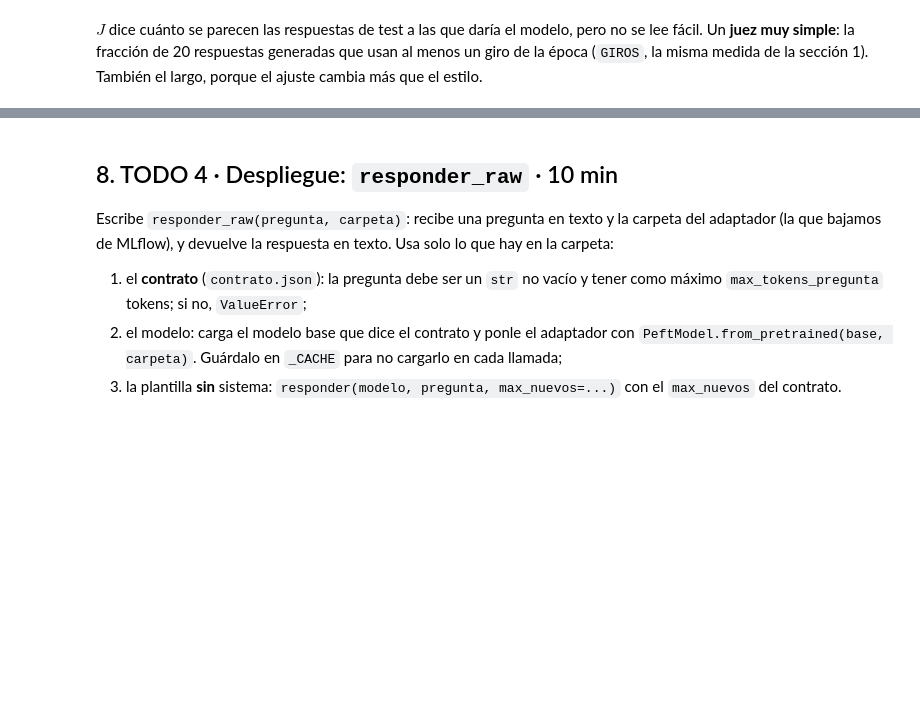
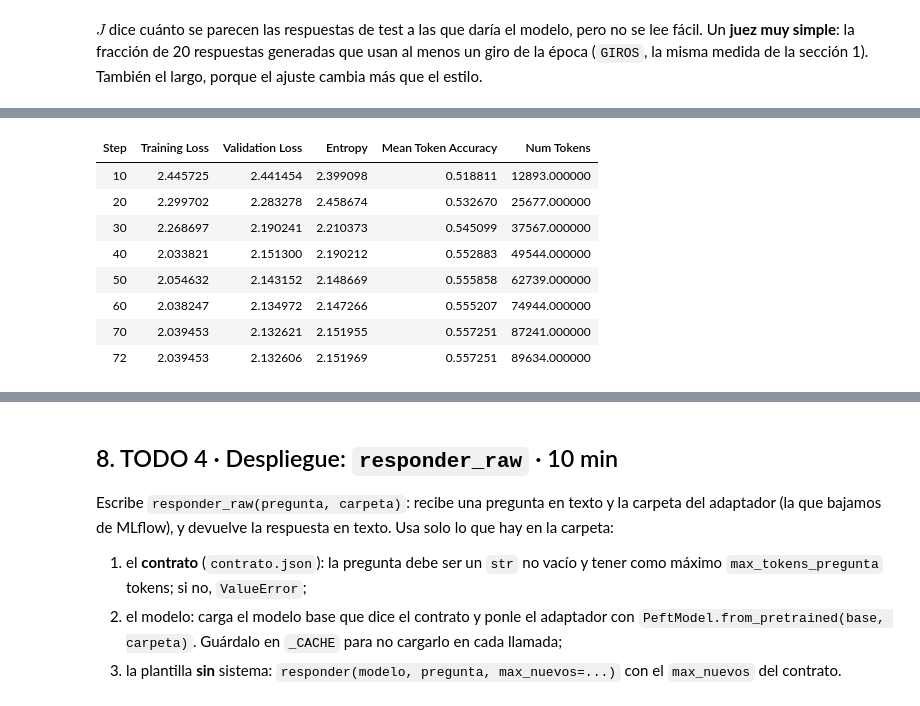
Before and after one commit to Saldax17/si7011-Martinez-Jimenez-Saldarriaga, a Jupyter notebook: evento3/sesion_06_6_integrador_estilo_llm.ipynb, the cells around one changed output, grey strips where cells are left out. Cells and saved outputs as stored; diff of their text form; code cells hidden in the pictures; blank space fills up the shorter version.

Commit message:
feat(evento3): completa TODO 3-4, experimento r=4, ejecución MPS y respuestas §9 de Estilo LLM

```diff
--- a/evento3/sesion_06_6_integrador_estilo_llm.ipynb
+++ b/evento3/sesion_06_6_integrador_estilo_llm.ipynb
@@ -312,7 +314,13 @@ Escribe `comparar(filas)`: devuelve un diccionario con la $J$ de las respuestas
 # %%
 def comparar(filas):
     # TODO 3: {'base': J, 'base + estilo en el prompt': J, 'LoRA': J} sobre las respuestas con estilo de `filas`
-    raise NotImplementedError('Completa TODO 3')
+    # Mismo tokenizador y misma respuesta objetivo (response_estilo) en las tres condiciones: solo cambian
+    # el mensaje de sistema o los pesos (adaptador apagado / activo).
+    with trainer.model.disable_adapter():                      # pesos originales de Qwen2.5-0.5B-Instruct
+        j_base = nll(conjunto(filas))                          # sin sistema
+        j_prompt = nll(conjunto(filas, ESTILO))                # el estilo pedido en el mensaje de sistema
+    j_lora = nll(conjunto(filas))                              # adaptador activo, sin sistema
+    return {'base': j_base, 'base + estilo en el prompt': j_prompt, 'LoRA': j_lora}
 # %%
 r = comparar(test.iloc[:8])
 assert set(r) == {'base', 'base + estilo en el prompt', 'LoRA'}, 'Esperaba las tres condiciones.'
@@ -328,7 +358,7 @@ print(tabla.round(3).to_string(index=False))
 # %% [markdown]
 $J$ dice cuánto se parecen las respuestas de test a las que daría el modelo, pero no se lee fácil. Un **juez muy simple**: la fracción de 20 respuestas generadas que usan al menos un giro de la época (`GIROS`, la misma medida de la sección 1). También el largo, porque el ajuste cambia más que el estilo.
 # %%
-N_GEN = 20 if dev == 'cuda' else 2
+N_GEN = 20 if dev != 'cpu' else 2                  # 20 respuestas en GPU (CUDA o MPS)
 m = trainer.model
 gen = {'base': [], 'base + estilo en el prompt': [], 'LoRA': []}
 for q in test.instruction[:N_GEN]:
@@ -357,3 +409,67 @@ _Mi cambio y mi predicción:_
 # %%
-# modelo_2 = AutoModelForCausalLM.from_pretrained(MODELO, dtype=torch.float32).to(dev)
-# ...
+# 7 · Cambia una sola cosa: LoRA de rango 4 (lora_alpha = 8, misma escala alpha / r = 2) en lugar de 16.
+# nll() lee el global `trainer` y la sección 8 descarga el adaptador del global `run_id`:
+# se guardan los de r = 16 y se restauran siempre al final (try / finally).
+trainer_r16, run_id_r16 = trainer, run_id
+
+modelo_2 = AutoModelForCausalLM.from_pretrained(MODELO, dtype=torch.float32).to(dev)   # recién cargado, sin adaptador
+lora_2 = LoraConfig(
+    r=4,                                 # ÚNICO cambio: rango 4 en lugar de 16
+    lora_alpha=8,                        # escala alpha / r = 2, igual que en el TODO 2
+    lora_dropout=0.0,
+    task_type='CAUSAL_LM',
+    target_modules=['q_proj', 'k_proj', 'v_proj', 'o_proj'],
+)
+args_2 = SFTConfig(
+    output_dir='sft_estilo',             # save_strategy='no': no se escribe ningún checkpoint
+    run_name='2-lora-r4',
+    completion_only_loss=True,
+    max_length=384,
+    num_train_epochs=2,
+    per_device_train_batch_size=8,
+    per_device_eval_batch_size=8,
+    learning_rate=5e-4,
+    lr_scheduler_type='cosine',
+    warmup_steps=0.1,
+    fp16=dev == 'cuda',
+    bf16=False,
+    eval_strategy='steps',
+    eval_steps=10,
+    logging_steps=5,
+    save_strategy='no',
+    report_to='mlflow',
+)
+trainer_2 = SFTTrainer(model=modelo_2, args=args_2, train_dataset=D_train, eval_dataset=D_val,
+                       processing_class=tok, peft_config=lora_2)
+trainer_2.model.print_trainable_parameters()
+t0 = time.time()
+trainer_2.train()
+print(f'{time.time() - t0:.0f} s')
+run_id_2 = mlflow.last_active_run().info.run_id
+
+try:
+    trainer = trainer_2                  # comparar() y nll() usan el global `trainer`
+    r4 = comparar(test)
+finally:
+    trainer, run_id = trainer_r16, run_id_r16
+assert trainer is trainer_r16 and run_id == run_id_r16
+
+tabla_r4 = pd.DataFrame([{'condición': k, 'J_test': v, 'perplejidad': math.exp(v)} for k, v in r4.items()])
+with mlflow.start_run(run_id=run_id_2):
+    mlflow.log_table(tabla_r4, 'comparacion_test.json')
+    mlflow.log_params({f'data_{k}': v for k, v in data_card.items()})
+
+def val_final(t):
+    return [h['eval_loss'] for h in t.state.log_history if 'eval_loss' in h][-1]
+
+def entrenables(t):
+    return sum(p.numel() for p in t.model.parameters() if p.requires_grad)
+
+directo = pd.DataFrame({'J_test r = 16': tabla.set_index('condición')['J_test'], 'J_test r = 4': pd.Series(r4)})
+directo['diferencia (r4 - r16)'] = directo['J_test r = 4'] - directo['J_test r = 16']
+print('\n2-lora-r4 · corrida', run_id_2)
+print(tabla_r4.round(3).to_string(index=False), '\n')
+print(directo.round(4).to_string())
+print(f'\nparámetros entrenables: r = 16 → {entrenables(trainer_r16):,} · r = 4 → {entrenables(trainer_2):,}')
+print(f'J de validación al final: r = 16 → {val_final(trainer_r16):.4f} · r = 4 → {val_final(trainer_2):.4f}')
+# %% [output]
@@ -359,0 +478,9 @@ _Mi cambio y mi predicción:_
+| Step | Training Loss | Validation Loss | Entropy | Mean Token Accuracy | Num Tokens |
+| 10 | 2.445725 | 2.441454 | 2.399098 | 0.518811 | 12893.000000 |
+| 20 | 2.299702 | 2.283278 | 2.458674 | 0.532670 | 25677.000000 |
+| 30 | 2.268697 | 2.190241 | 2.210373 | 0.545099 | 37567.000000 |
+| 40 | 2.033821 | 2.151300 | 2.190212 | 0.552883 | 49544.000000 |
+| 50 | 2.054632 | 2.143152 | 2.148669 | 0.555858 | 62739.000000 |
+| 60 | 2.038247 | 2.134972 | 2.147266 | 0.555207 | 74944.000000 |
+| 70 | 2.039453 | 2.132621 | 2.151955 | 0.557251 | 87241.000000 |
+| 72 | 2.039453 | 2.132606 | 2.151969 | 0.557251 | 89634.000000 |
```
Also changed, not shown: parts of 13 cells of this notebook.
